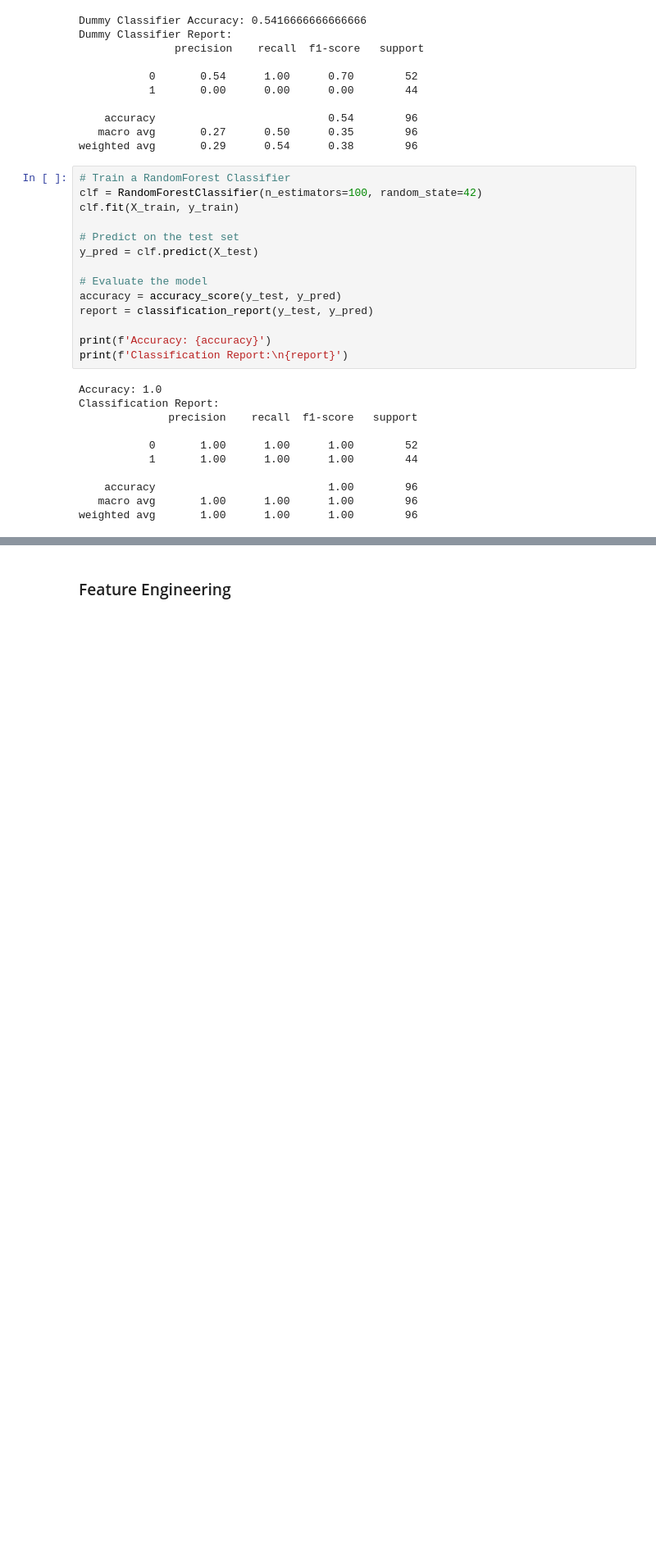
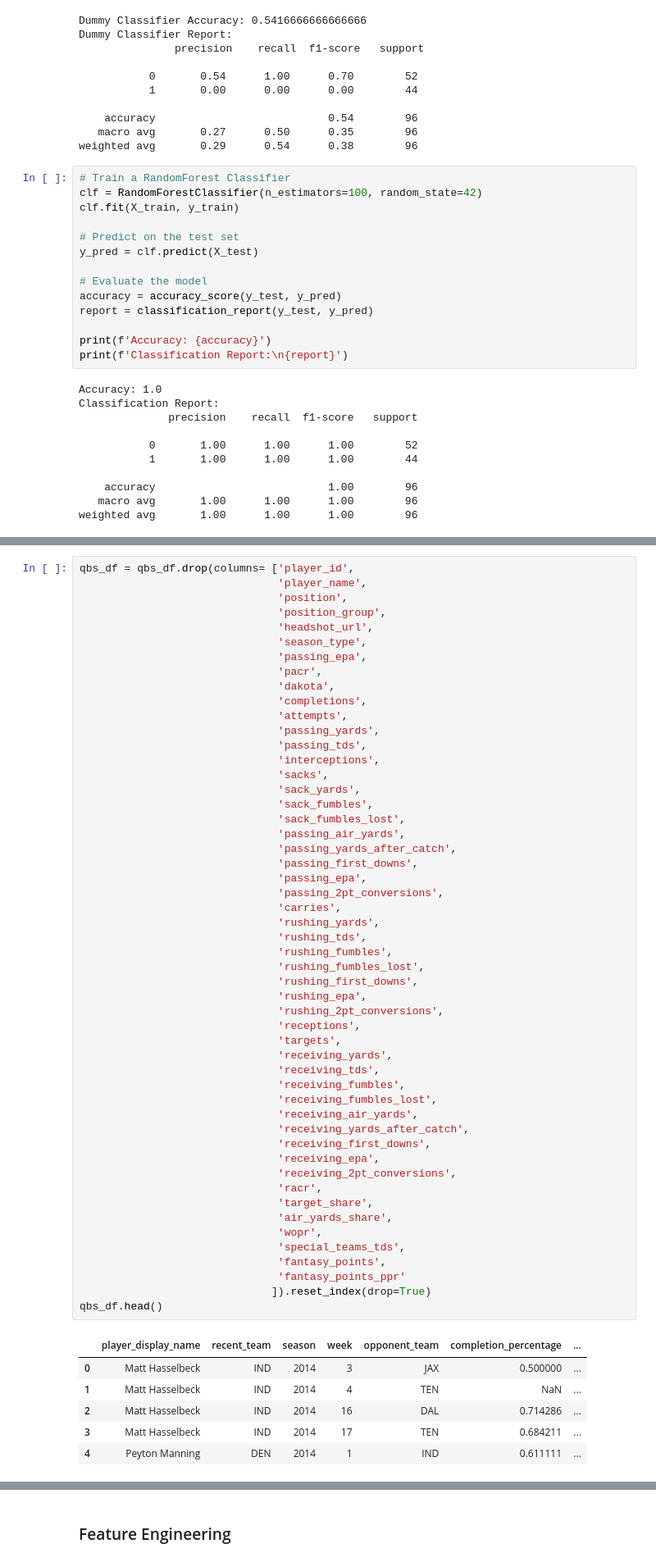
Before and after one commit to DBAfox/Team-USA-Football, a Jupyter notebook: NFL Dream Team.ipynb, the cells around one changed output, grey strips where cells are left out. Shown at 82% size. Cells and saved outputs as stored; diff of their text form; blank space fills up the shorter version.

```diff
--- a/NFL Dream Team.ipynb
+++ b/NFL Dream Team.ipynb
@@ -293,0 +362,59 @@ weighted avg       1.00      1.00      1.00        96
+# %%
+qbs_df = qbs_df.drop(columns= ['player_id',
+                               'player_name',
+                               'position',
+                               'position_group',
+                               'headshot_url',
+                               'season_type',
+                               'passing_epa',
+                               'pacr',
+                               'dakota',
+                               'completions',
+                               'attempts',
+                               'passing_yards',
+                               'passing_tds',
+                               'interceptions',
+                               'sacks',
+                               'sack_yards',
+                               'sack_fumbles',
+                               'sack_fumbles_lost',
+                               'passing_air_yards',
+                               'passing_yards_after_catch',
+                               'passing_first_downs',
+                               'passing_epa',
+                               'passing_2pt_conversions',
+                               'carries',
+                               'rushing_yards',
+                               'rushing_tds',
+                               'rushing_fumbles',
+                               'rushing_fumbles_lost',
+                               'rushing_first_downs',
+                               'rushing_epa',
+                               'rushing_2pt_conversions',
+                               'receptions',
+                               'targets',
+                               'receiving_yards',
+                               'receiving_tds',
+                               'receiving_fumbles',
+                               'receiving_fumbles_lost',
+                               'receiving_air_yards',
+                               'receiving_yards_after_catch',
+                               'receiving_first_downs',
+                               'receiving_epa',
+                               'receiving_2pt_conversions',
+                               'racr',
+                               'target_share',
+                               'air_yards_share',
+                               'wopr',
+                               'special_teams_tds',
+                               'fantasy_points',
+                               'fantasy_points_ppr'
+                              ]).reset_index(drop=True)
+qbs_df.head()
+# %% [output]
+|  | player_display_name | recent_team | season | week | opponent_team | completion_percentage | ... |
+| 0 | Matt Hasselbeck | IND | 2014 | 3 | JAX | 0.500000 | ... |
+| 1 | Matt Hasselbeck | IND | 2014 | 4 | TEN | NaN | ... |
+| 2 | Matt Hasselbeck | IND | 2014 | 16 | DAL | 0.714286 | ... |
+| 3 | Matt Hasselbeck | IND | 2014 | 17 | TEN | 0.684211 | ... |
+| 4 | Peyton Manning | DEN | 2014 | 1 | IND | 0.611111 | ... |
```
Also changed, not shown: parts of 20 cells of this notebook.
